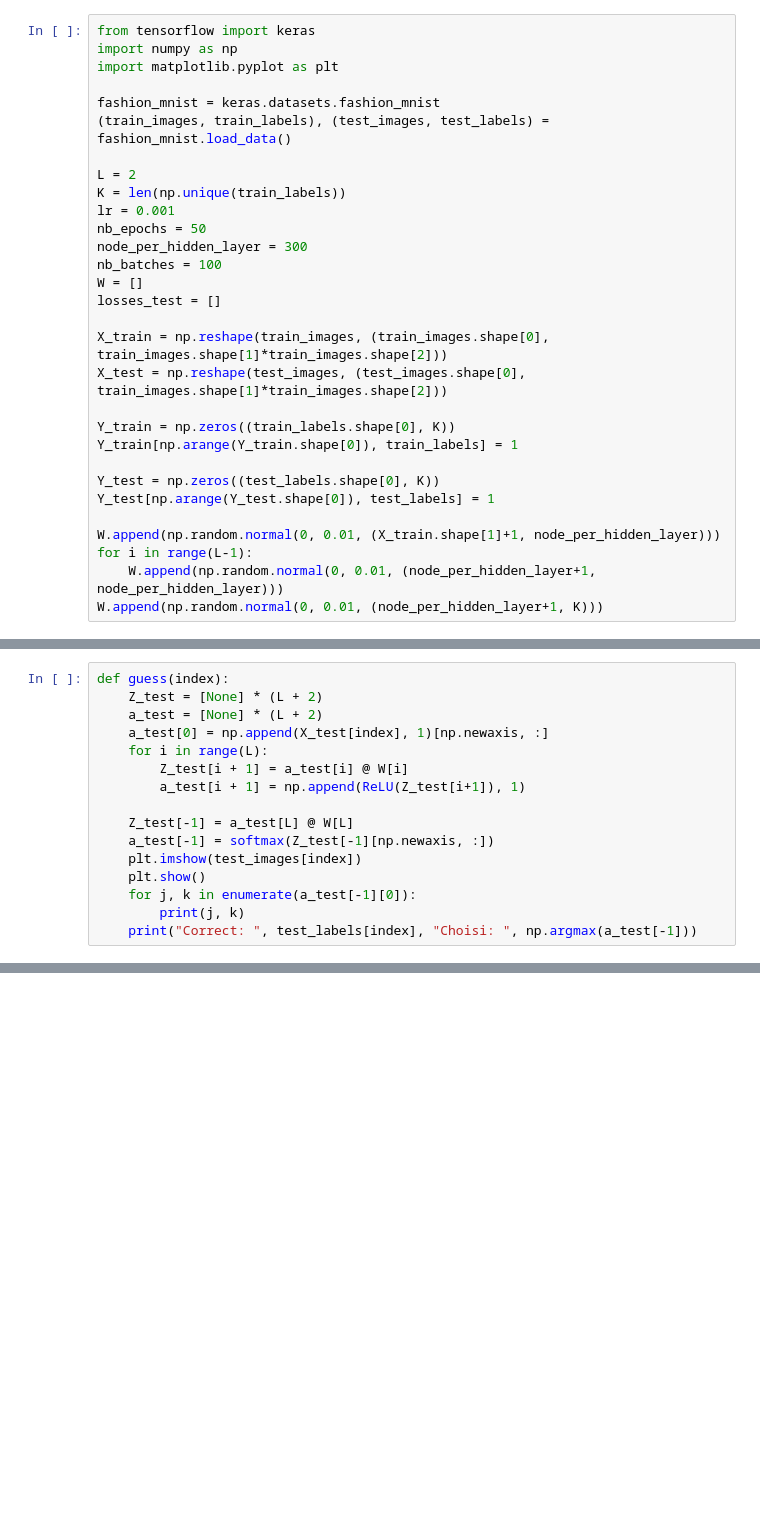
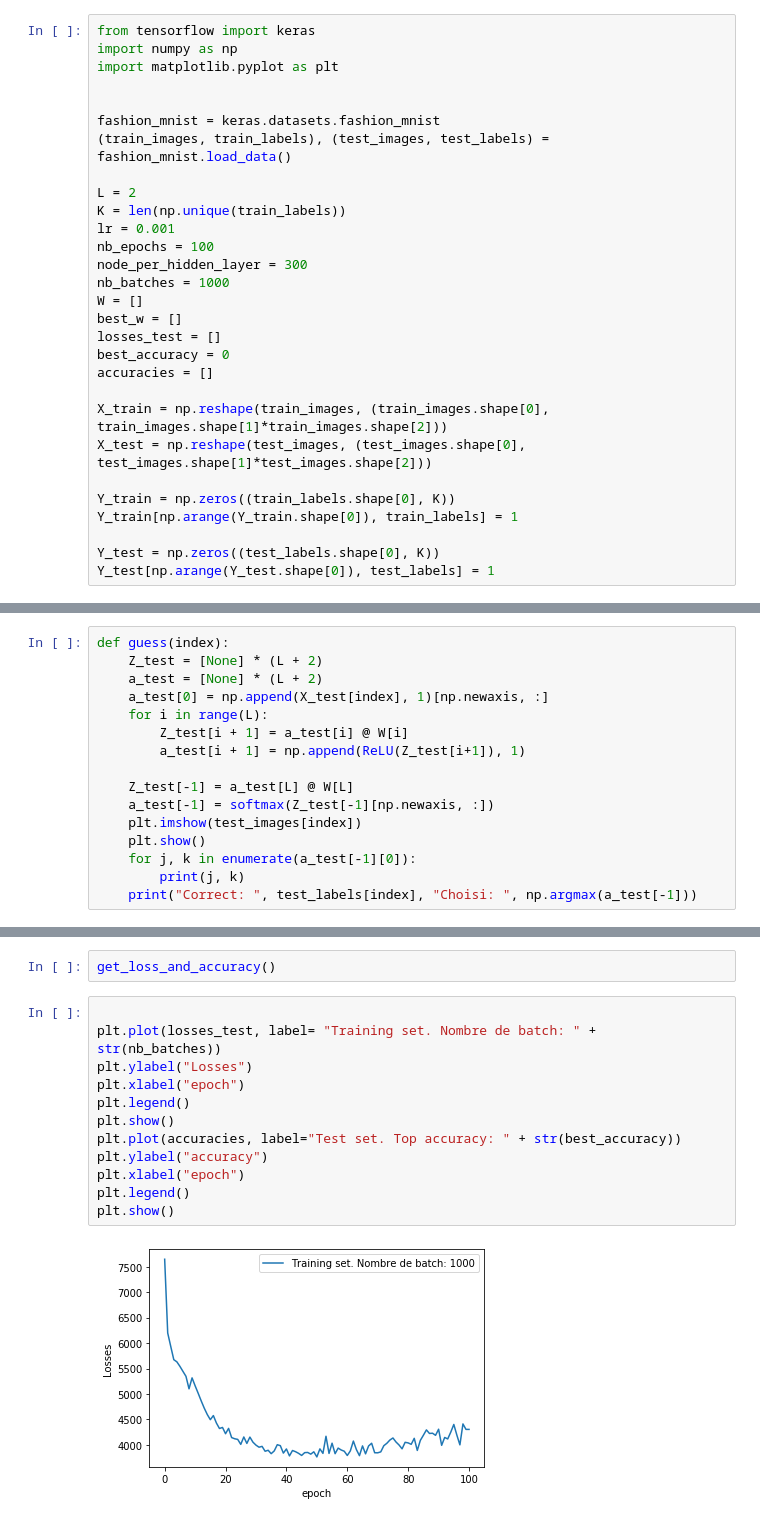
Before and after one commit to beurnii/INF8225, a Jupyter notebook: tp2/jpt.ipynb, the cells around one changed output, grey strips where cells are left out. Cells and saved outputs as stored; diff of their text form; blank space fills up the shorter version.

```diff
--- a/tp2/jpt.ipynb
+++ b/tp2/jpt.ipynb
@@ -2,6 +2,7 @@
 from tensorflow import keras
 import numpy as np
 import matplotlib.pyplot as plt
+
 
 fashion_mnist = keras.datasets.fashion_mnist
 (train_images, train_labels), (test_images, test_labels) = fashion_mnist.load_data()
@@ -9,23 +10,21 @@ fashion_mnist = keras.datasets.fashion_mnist
 L = 2
 K = len(np.unique(train_labels))
 lr = 0.001
-nb_epochs = 50
+nb_epochs = 100
 node_per_hidden_layer = 300
-nb_batches = 100
+nb_batches = 1000
 W = []
+best_w = []
 losses_test = []
+best_accuracy = 0
+accuracies = []
 
 X_train = np.reshape(train_images, (train_images.shape[0], train_images.shape[1]*train_images.shape[2]))
-X_test = np.reshape(test_images, (test_images.shape[0], train_images.shape[1]*train_images.shape[2]))
+X_test = np.reshape(test_images, (test_images.shape[0], test_images.shape[1]*test_images.shape[2]))
 
 Y_train = np.zeros((train_labels.shape[0], K))
 Y_train[np.arange(Y_train.shape[0]), train_labels] = 1
 
 Y_test = np.zeros((test_labels.shape[0], K))
 Y_test[np.arange(Y_test.shape[0]), test_labels] = 1
-
-W.append(np.random.normal(0, 0.01, (X_train.shape[1]+1, node_per_hidden_layer)))
-for i in range(L-1):
-    W.append(np.random.normal(0, 0.01, (node_per_hidden_layer+1, node_per_hidden_layer)))
-W.append(np.random.normal(0, 0.01, (node_per_hidden_layer+1, K)))
 # %%
@@ -157,0 +175,16 @@ Correct:  1 Choisi:  4
+# %%
+get_loss_and_accuracy()
+# %%
+
+plt.plot(losses_test, label= "Training set. Nombre de batch: " + str(nb_batches))
+plt.ylabel("Losses")
+plt.xlabel("epoch")
+plt.legend()
+plt.show()
+plt.plot(accuracies, label="Test set. Top accuracy: " + str(best_accuracy))
+plt.ylabel("accuracy")
+plt.xlabel("epoch")
+plt.legend()
+plt.show()
+# %% [output]
+[figure, added]
```
Also changed, not shown: parts of 6 cells of this notebook, 1 other file.
